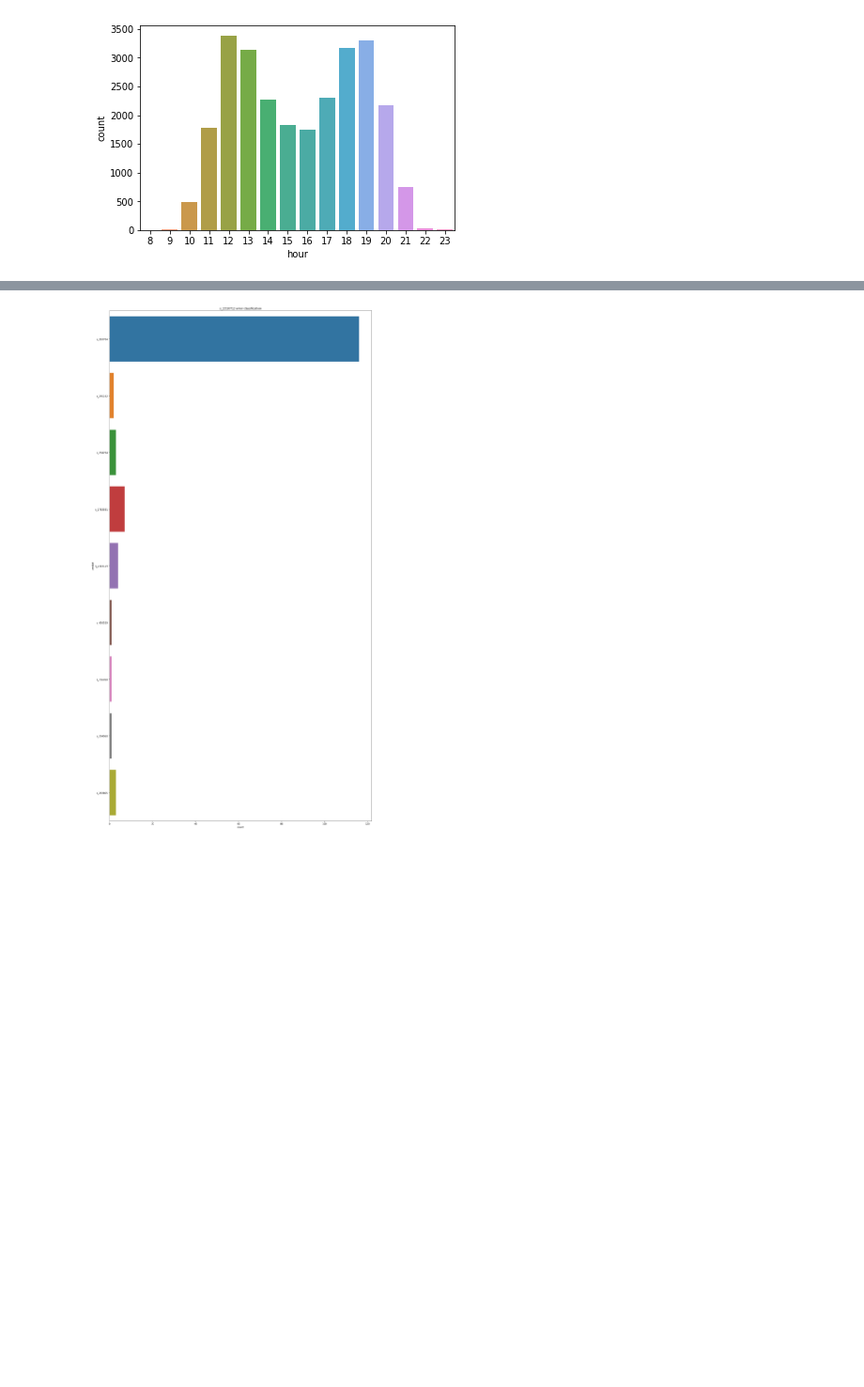
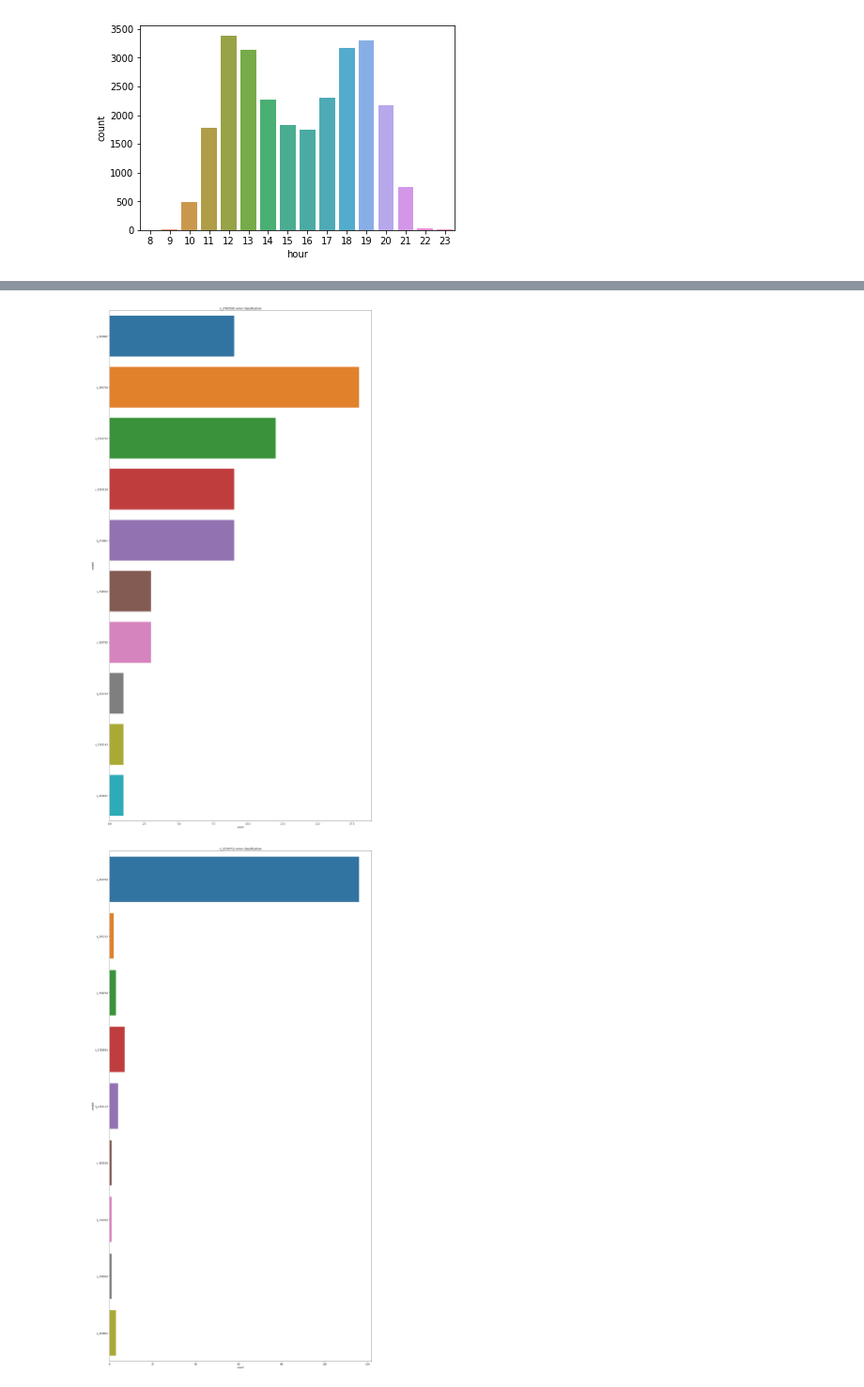
Before and after one commit to lvjianjian/ccf_mayi_2017, a Jupyter notebook: notebook/m_7168.ipynb, the cells around one changed output, grey strips where cells are left out. Shown: that part at 94% size. Saved outputs shown, nothing was run; the diff lists cells and outputs as text; code cells hidden in the pictures; blank space fills up the shorter version.

```diff
--- a/notebook/m_7168.ipynb
+++ b/notebook/m_7168.ipynb
@@ -92,3 +92,13 @@ plt.show()
+# %%
+# s_2783591 通畅被误分类为了
+s_id = "s_2783591"
+_,ax = plt.subplots(1,1,figsize=(20,40))
+ses.countplot(y = "predict",data=error[error.real==s_id],ax=ax)
+plt.title(s_id + " error classfication")
+plt.show()
+# 很大程度被误分类为 s_293082, s_2310712, s_2303129, s_293805, s_295706
+# %% [output]
+[figure, added]
 # %%
 # s_2310712 通畅被误分类为了
 s_id = "s_2310712"
```
Also changed, not shown: parts of 4 cells of this notebook, 12 other files.
